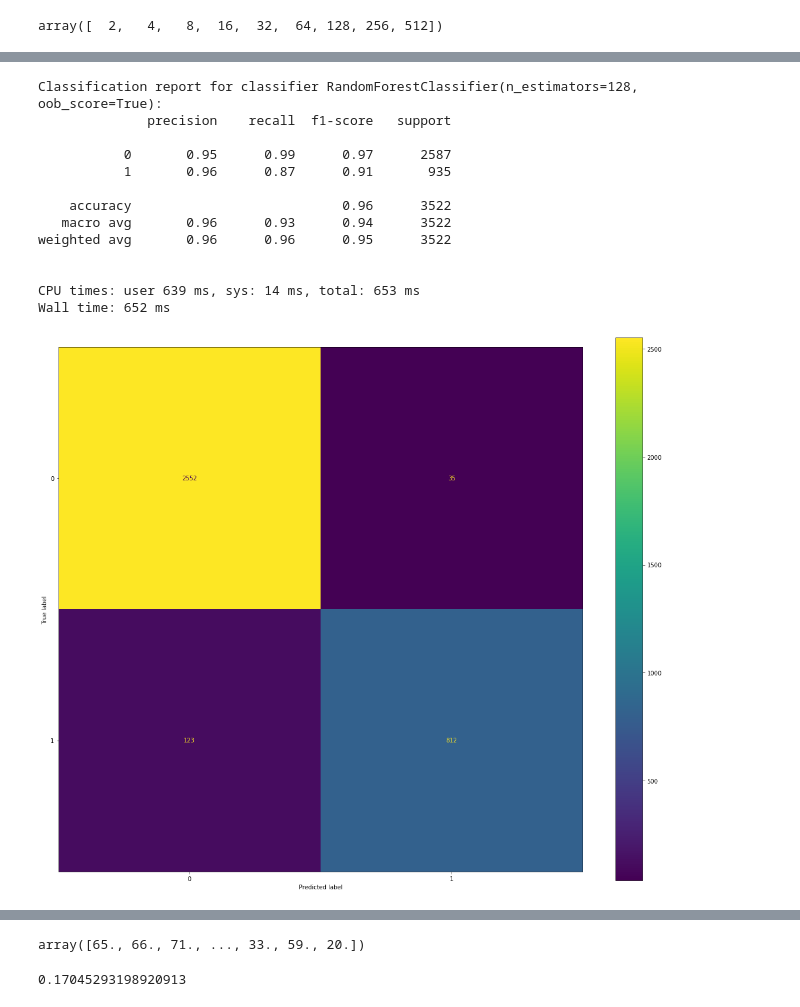
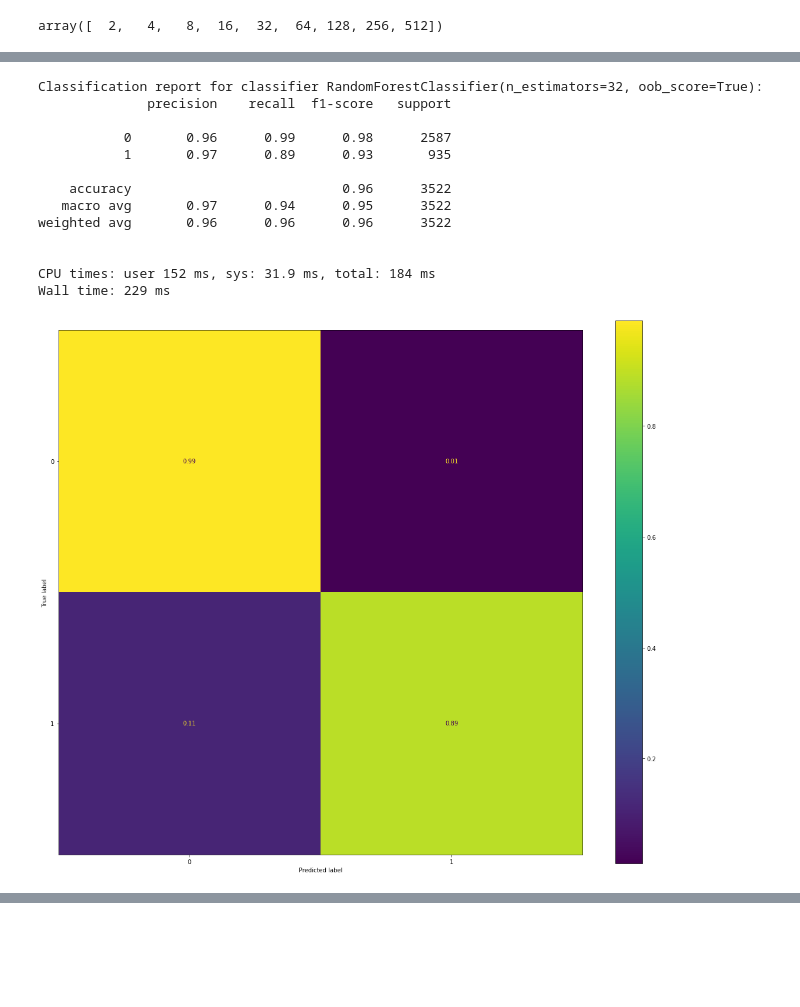
Before and after one commit to SantiagoRios21/Modulo-, a Jupyter notebook: Modulo.ipynb, the cells around one changed output, grey strips where cells are left out. Drawn from its saved outputs; the diff is of its cells as text; code cells hidden in the pictures; blank space fills up the shorter version.

```diff
--- a/Modulo.ipynb
+++ b/Modulo.ipynb
@@ -179,5 +52,0 @@ Name: 704, dtype: object
-# %%
-for i in range(1,len(df.columns)):
-    print(i)
-    df[df.columns[i]].hist()
-    plt.show()
@@ -327,3 +138,0 @@ plt.show()
-# %%
-for i in range(len(df)):
-    print(i,type(df['Total Charges'].iloc[i]))
@@ -483,0 +233,9 @@ MatriX['Monthly Charge'].iloc[0]
+# %%
+import datashader
+import bokeh
+import holoviews as hv
+import umap
+import umap.plot
+mapper = umap.UMAP(random_state=21).fit((MatriX-MatriX.mean())/MatriX.std())
+fig6, axs=plt.subplots(figsize=(15,12))
+umap.plot.points(mapper,ax=axs,labels=y_label,theme='fire')
@@ -609,7 +370,9 @@ ns
 array([  2,   4,   8,  16,  32,  64, 128, 256, 512])
 # %%
 def cv_rf(ns,X_t=X_rftrain,y_t=y_rftrain,nsplit=2):
-    ''' Esta funcion estima el numero de trees en
+
+    '''
+        Esta funcion estima el numero de arboles en
         el clasificador, actua sobre el set de entrenamiento normalizado
     '''
 
@@ -642,6 +405,7 @@ Wall time: 6.1 s
 %%time
 n_t = n_rfbest
 def rf_classifier(n,X_rft=X_rftrain,y_rft=y_rftrain,X_rfv=X_rftest,y_rfv=y_rftest):
+
     '''Esta funcion utiliza Randomforest para un n dado y un
         set de entrenamiento/validación.
     '''
@@ -655,7 +419,7 @@ def rf_classifier(n,X_rft=X_rftrain,y_rft=y_rftrain,X_rfv=X_rftest,y_rfv=y_rftes
 
     #matriz de confusión
 
-    cm = confusion_matrix(y_rfv, y_pred,labels = classes)#,normalize = 'true')
+    cm = confusion_matrix(y_rfv, y_pred,labels = classes,normalize = 'true')
     fig, axs=plt.subplots(figsize=(20,17))
     disp = ConfusionMatrixDisplay(confusion_matrix=cm,display_labels=classes)
     disp.plot(ax=axs)
@@ -664,38 +428,38 @@ def rf_classifier(n,X_rft=X_rftrain,y_rft=y_rftrain,X_rfv=X_rftest,y_rfv=y_rftes
     y_rfvn = y_pred.copy()
 
     #roccurve
     for i,ks in enumerate(classes):
         y_predn = np.where(y_pred == ks ,int(i), y_predn)
         y_rfvn = np.where(y_rfv == ks ,int(i), y_rfvn)
 
 
 
     y_rfvn = y_rfvn.astype(int)
     y_predn = y_predn.astype(int)
 
     fig2, axss=plt.subplots(figsize=(23,15),nrows=1,ncols = 2)
     fig2.subplots_adjust(wspace=0.2,hspace=0.35)
 
     for axindex,i in zip(axss.flat,range(len(classes)+1)):
         RocCurveDisplay.from_predictions(y_rfvn, y_predn,pos_label=i,ax = axindex)
         axindex.set_title(classes[i])
         axindex.grid()
 
     return y_pred
 
 y_predrf = rf_classifier(n_t)
 # %% [output]
-Classification report for classifier RandomForestClassifier(n_estimators=128, oob_score=True):
+Classification report for classifier RandomForestClassifier(n_estimators=32, oob_score=True):
               precision    recall  f1-score   support
 
-           0       0.95      0.99      0.97      2587
-           1       0.96      0.87      0.91       935
+           0       0.96      0.99      0.98      2587
+           1       0.97      0.89      0.93       935
 
     accuracy                           0.96      3522
-   macro avg       0.96      0.93      0.94      3522
-weighted avg       0.96      0.96      0.95      3522
+   macro avg       0.97      0.94      0.95      3522
+weighted avg       0.96      0.96      0.96      3522
 
 
-CPU times: user 639 ms, sys: 14 ms, total: 653 ms
-Wall time: 652 ms
+CPU times: user 152 ms, sys: 31.9 ms, total: 184 ms
+Wall time: 229 ms
-[figure, old version]
+[figure, new version]
@@ -703,12 +467,2 @@ Wall time: 652 ms
 # %%
-from sklearn.tree import DecisionTreeRegressor
-
-MatriX = df2.drop(columns = ['Churn Label','Churn Value','Churn Score','CustomerID','City'])
-y_label = df2['Churn Score']
-
-
-neigh = DecisionTreeRegressor(random_state=0)
-neigh.fit(MatriX,y_label )
-neigh.predict(MatriX)
+from sklearn.neural_network import MLPClassifier
-# %% [output]
-array([65., 66., 71., ..., 33., 59., 20.])
@@ -717,5 +547 @@ from sklearn.metrics import mean_squared_error
-# %%
-mean_squared_error(neigh.predict(MatriX),y_label)
-# %% [output]
-0.17045293198920913
 # %%
```
Also changed, not shown: parts of 47 cells of this notebook, 3 other files.
